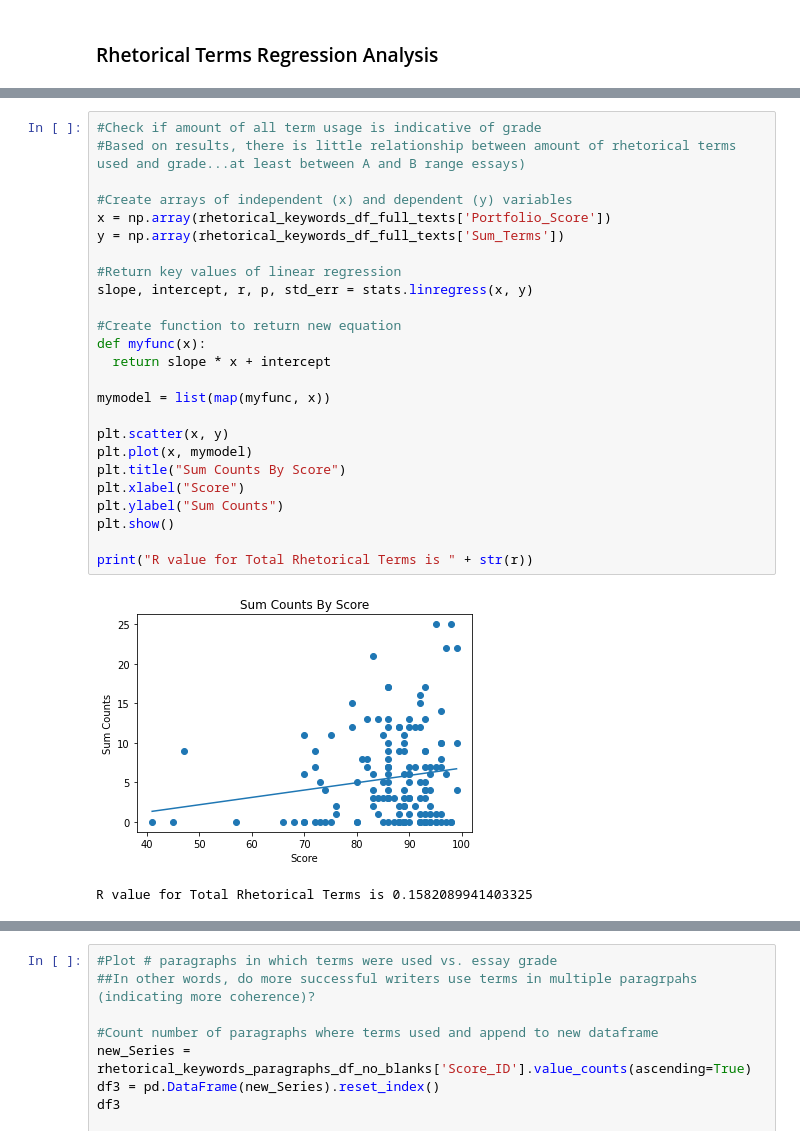
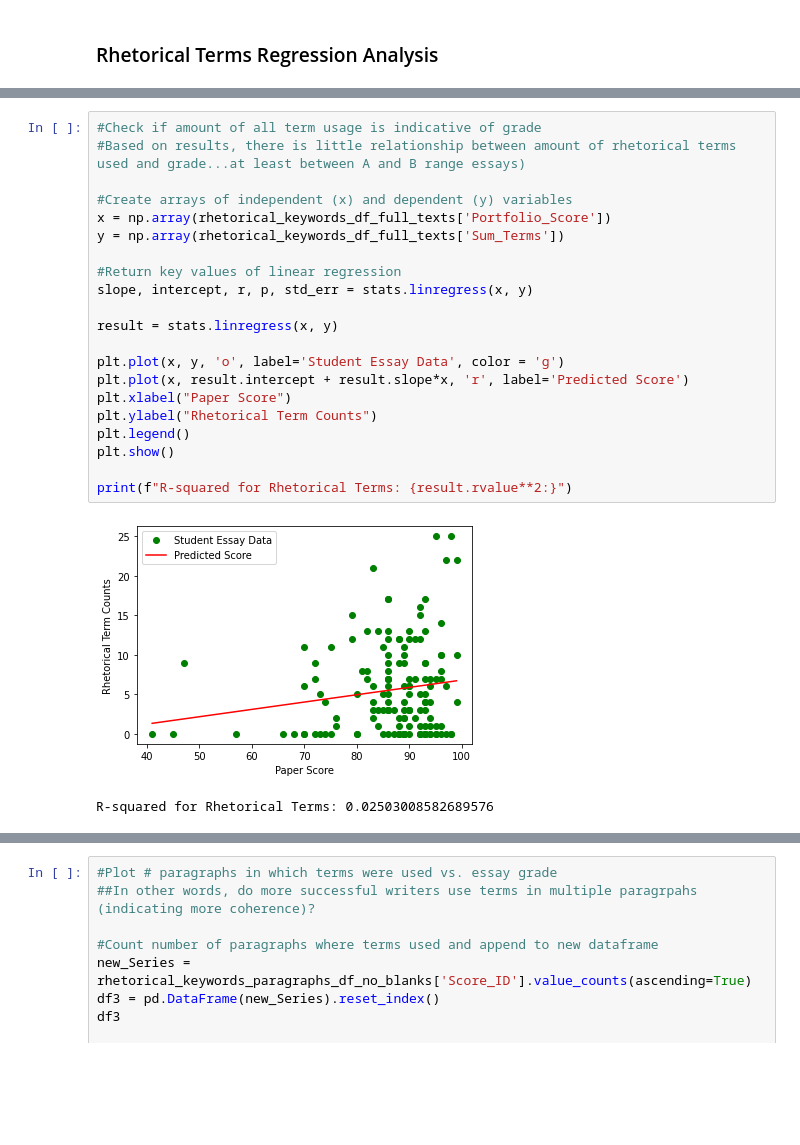
Before and after one commit to mkane968/Text-Mining-with-Student-Papers, a Jupyter notebook: notebooks/Text_Mining_Student_Papers_12_2022.ipynb, the cells around one changed output, grey strips where cells are left out. Cells and saved outputs as stored; diff of their text form; blank space fills up the shorter version.

```diff
--- a/notebooks/Text_Mining_Student_Papers_12_2022.ipynb
+++ b/notebooks/Text_Mining_Student_Papers_12_2022.ipynb
@@ -1066,28 +1066,24 @@ fig.show()
 # %%
 #Check if amount of all term usage is indicative of grade
 #Based on results, there is little relationship between amount of rhetorical terms used and grade...at least between A and B range essays)
 
 #Create arrays of independent (x) and dependent (y) variables
 x = np.array(rhetorical_keywords_df_full_texts['Portfolio_Score'])
 y = np.array(rhetorical_keywords_df_full_texts['Sum_Terms'])
 
 #Return key values of linear regression
 slope, intercept, r, p, std_err = stats.linregress(x, y)
 
-#Create function to return new equation
-def myfunc(x):
-  return slope * x + intercept
+result = stats.linregress(x, y)
 
-mymodel = list(map(myfunc, x))
-
-plt.scatter(x, y)
-plt.plot(x, mymodel)
-plt.title("Sum Counts By Score")
-plt.xlabel("Score")
-plt.ylabel("Sum Counts")
+plt.plot(x, y, 'o', label='Student Essay Data', color = 'g')
+plt.plot(x, result.intercept + result.slope*x, 'r', label='Predicted Score')
+plt.xlabel("Paper Score")
+plt.ylabel("Rhetorical Term Counts")
+plt.legend()
 plt.show()
 
-print("R value for Total Rhetorical Terms is " + str(r))
+print(f"R-squared for Rhetorical Terms: {result.rvalue**2:}")
 # %% [output]
-[figure, old version]
+[figure, new version]
-R value for Total Rhetorical Terms is 0.1582089941403325
+R-squared for Rhetorical Terms: 0.02503008582689576
```
Also changed, not shown: parts of 40 cells of this notebook.
